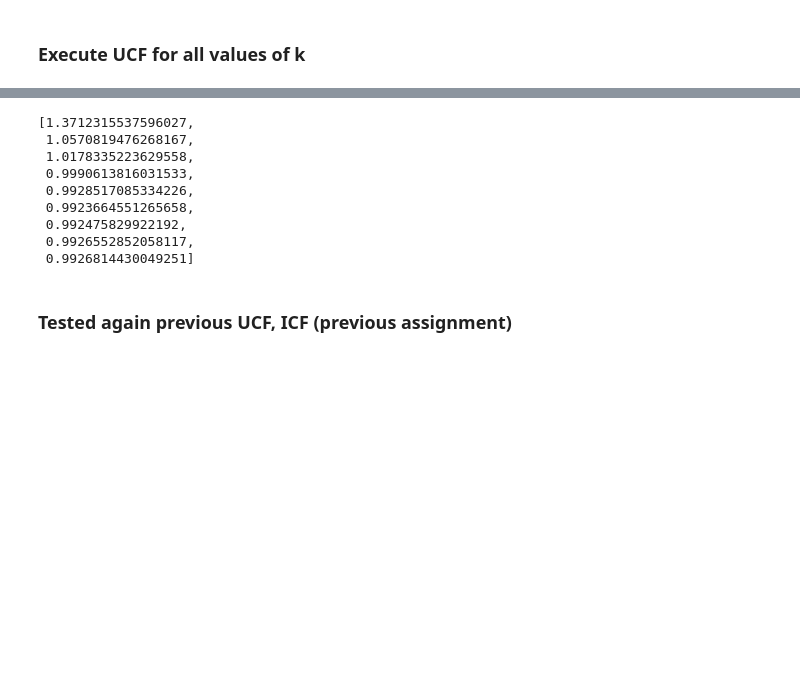
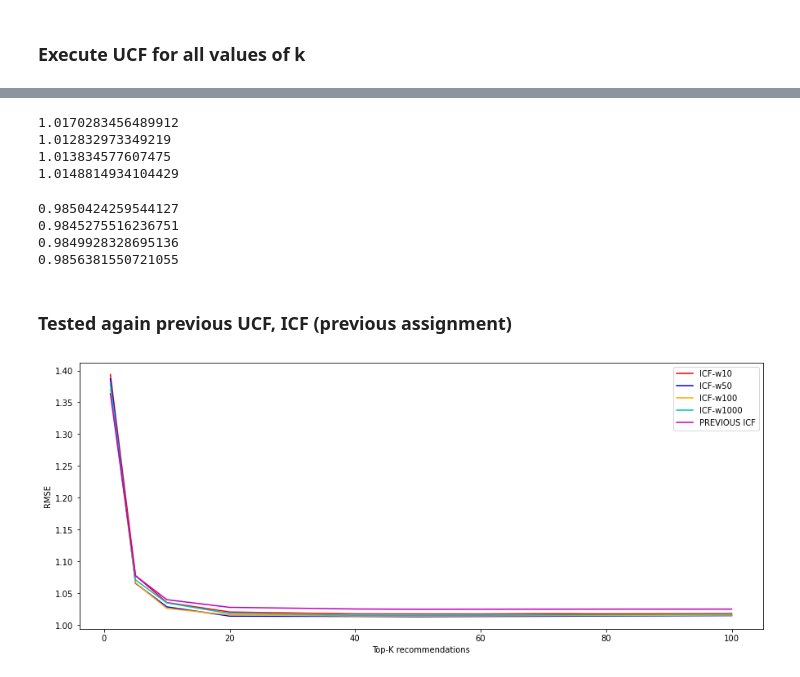
Before and after one commit to lkostakis/recomender-systems-algorithms, a Jupyter notebook: ask2.ipynb, the cells around one changed output, grey strips where cells are left out. Cells and saved outputs as stored; diff of their text form; code cells hidden in the pictures; blank space fills up the shorter version.

```diff
--- a/ask2.ipynb
+++ b/ask2.ipynb
@@ -488,15 +478,21 @@ icf_results[0]
-# %%
-ucf_results[1]
-# %% [output]
-[1.3712315537596027,
- 1.0570819476268167,
- 1.0178335223629558,
- 0.9990613816031533,
- 0.9928517085334226,
- 0.9923664551265658,
- 0.992475829922192,
- 0.9926552852058117,
- 0.9926814430049251]
+# %%
+# print min for each window size value
+for x in RMSE_ICF:
+    print (x.min())
+# %% [output]
+1.0170283456489912
+1.012832973349219
+1.013834577607475
+1.0148814934104429
+# %%
+# print min for each window size value
+for x in RMSE_UCF:
+    print (x.min())
+# %% [output]
+0.9850424259544127
+0.9845275516236751
+0.9849928328695136
+0.9856381550721055
 # %% [markdown]
 ### Tested again previous UCF, ICF (previous assignment)
 # %%
@@ -520,4 +516,17 @@ RMSE_UCF_previous = [1.3550425905033103,
                      1.0049795638040333,
                      1.0050683918803203,
                      1.0050728663338302]
+# %%
+plt.figure(figsize=(15, 6))
+x = [1,5,10,20,40,50,60,70,80,100]
+plt.plot(x, RMSE_ICF[0], "r", label = "ICF-w10")
+plt.plot(x, RMSE_ICF[1], "b", label = "ICF-w50")
+plt.plot(x, RMSE_ICF[2], "orange", label = "ICF-w100")
+plt.plot(x, RMSE_ICF[3], "c", label = "ICF-w1000")
+plt.plot(x, RMSE_ICF_previous, "m", label = "PREVIOUS ICF")
+plt.legend()
+plt.ylabel("RMSE")
+plt.xlabel("Top-K recommendations");
+# %% [output]
+[figure, added]
 # %%
```
Also changed, not shown: parts of 37 cells of this notebook.
